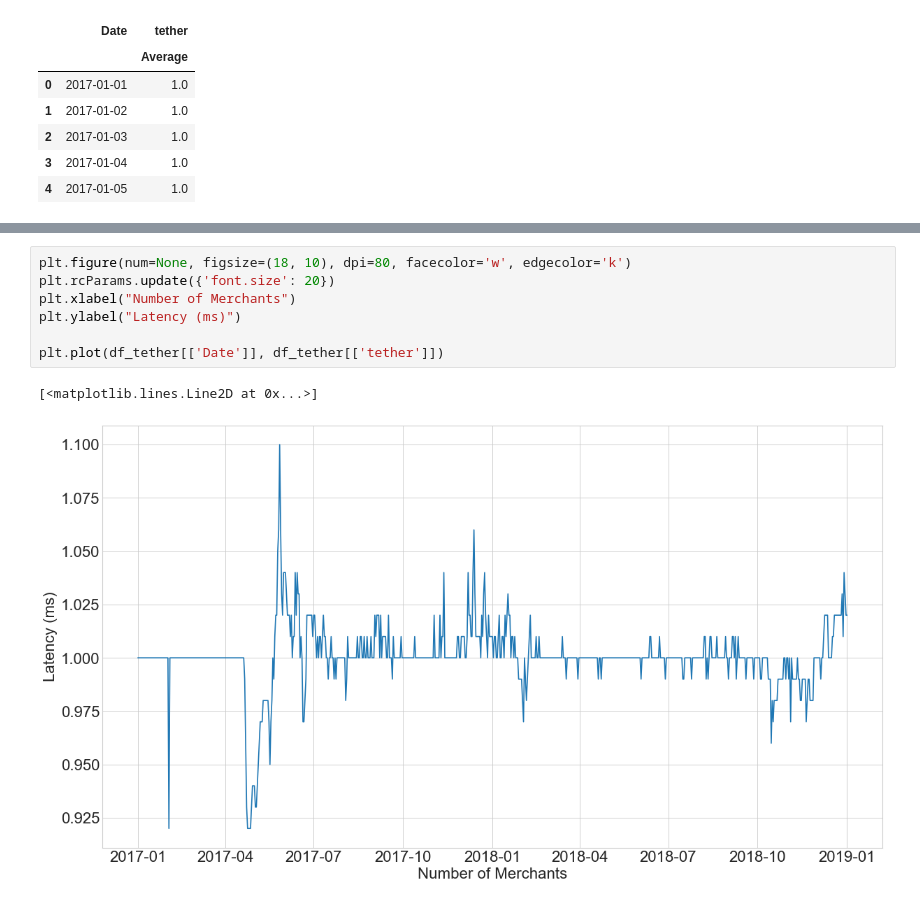
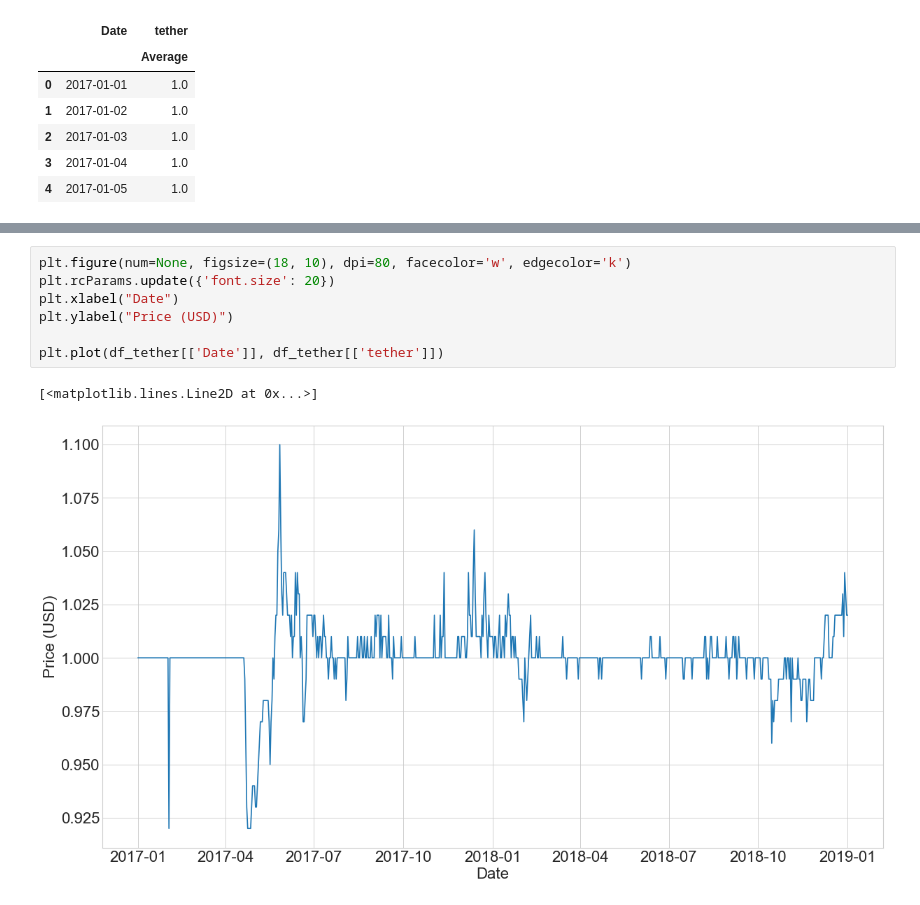
Before and after one commit to Turing-Space/risk-redistribution-payment-dappcon, a Jupyter notebook: plotting/plot_stable_vs_non_stable_coin.ipynb, the cells around one changed output, grey strips where cells are left out. Drawn from its saved outputs; the diff is of its cells as text.

```diff
--- a/plotting/plot_stable_vs_non_stable_coin.ipynb
+++ b/plotting/plot_stable_vs_non_stable_coin.ipynb
@@ -54,10 +54,10 @@ plt.plot(df_ethereum[['Date']], df_ethereum[['ethereum']])
 # %%
 plt.figure(num=None, figsize=(18, 10), dpi=80, facecolor='w', edgecolor='k')
 plt.rcParams.update({'font.size': 20})
-plt.xlabel("Number of Merchants")
-plt.ylabel("Latency (ms)")
+plt.xlabel("Date")
+plt.ylabel("Price (USD)")
 
 plt.plot(df_tether[['Date']], df_tether[['tether']])
 # %% [output]
 [<matplotlib.lines.Line2D at 0x...>]
-[figure, old version]
+[figure, new version]
```
Also changed, not shown: parts of 1 cell of this notebook.
